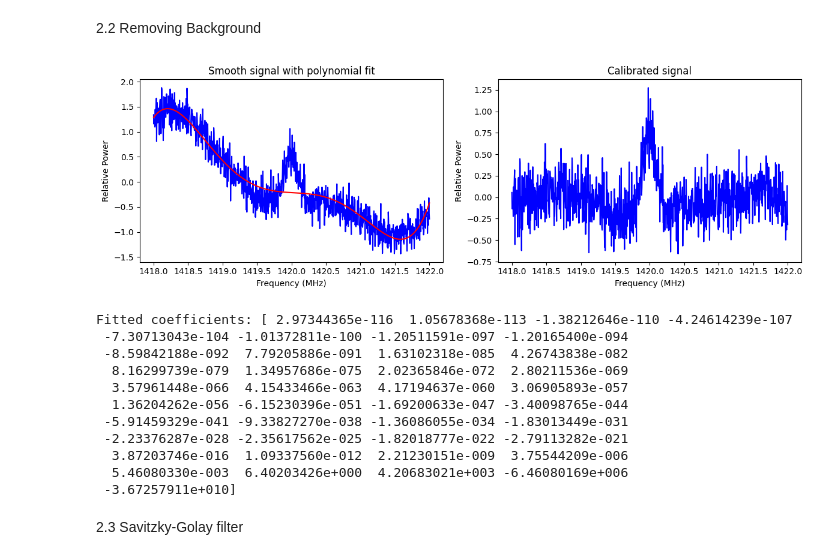
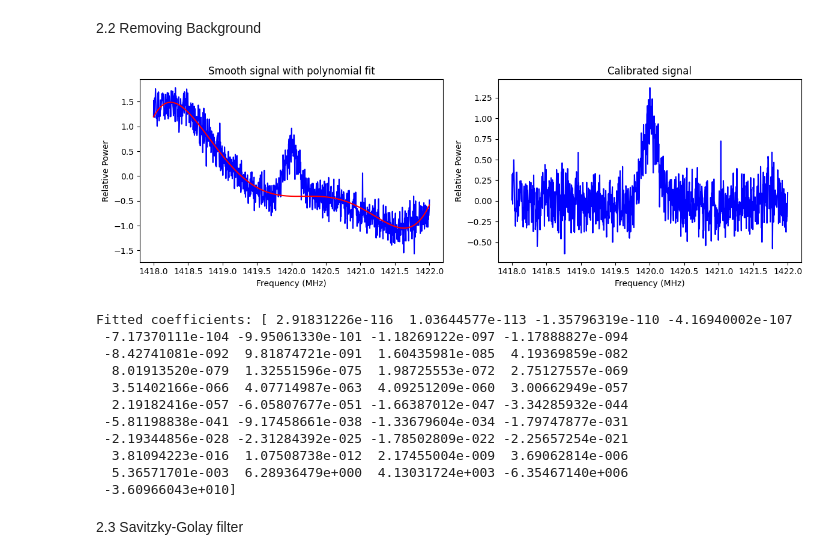
Before and after one commit to PanagiotisPetrid/ASTRO-BEAM-PanagiotisPetridis, a Jupyter notebook: ASTRO_BEAM_Task_7.ipynb, the cells around one changed output. Drawn from its saved outputs; the diff is of its cells as text; code cells hidden in the pictures.

Commit message:
Background removal uses the OFF signal to generate a polyfit

```diff
--- a/ASTRO_BEAM_Task_7.ipynb
+++ b/ASTRO_BEAM_Task_7.ipynb
@@ -270,50 +263,50 @@ import matplotlib.pyplot as plt
 degree = 40  # Note: may cause overfitting in some cases if the polynomial degree is very high
 
 # Fit the polynomial to the smooth data
-coefficients = np.polyfit(freq_range, signal_ON, degree)
+coefficients = np.polyfit(freq_range, signal_OFF, degree) # We fit the polynomial to the OFF background signal
 polynomial_fit = np.poly1d(coefficients)
 
 # Generate fitted values
 fit_y_poly = polynomial_fit(freq_range)
 
 #Calibrate signal by subtracting polynomial fit from the original signal
 calibrated_signal = signal_ON - fit_y_poly
 
 # Create a figure and subplots
 fig, axs = plt.subplots(1, 2, figsize=(12, 4))
 
 #Plot the original smooth signal along with the poly fit
 axs[0].plot(freq_range, signal_ON, label='Data', color='blue')
 axs[0].plot(freq_range, fit_y_poly, '-', label=f'Polynomial Fit (Degree {degree})', color='red')
 axs[0].set_title("Smooth signal with polynomial fit")
 axs[0].set_xlabel("Frequency (MHz)")
 axs[0].set_ylabel("Relative Power")
 
 # Plot the new calibrated_signal
 axs[1].plot(freq_range, calibrated_signal, label='Data', color='blue')
 axs[1].set_title("Calibrated signal")
 axs[1].set_xlabel("Frequency (MHz)")
 axs[1].set_ylabel("Relative Power")
 
 # Show the plots
 plt.tight_layout()
 plt.show()
 
 # Display fitted coefficients
 print(f"Fitted coefficients: {coefficients}")
 # %% [output]
-[figure, old version]
+[figure, new version]
-Fitted coefficients: [ 2.97344365e-116  1.05678368e-113 -1.38212646e-110 -4.24614239e-107
- -7.30713043e-104 -1.01372811e-100 -1.20511591e-097 -1.20165400e-094
- -8.59842188e-092  7.79205886e-091  1.63102318e-085  4.26743838e-082
-  8.16299739e-079  1.34957686e-075  2.02365846e-072  2.80211536e-069
-  3.57961448e-066  4.15433466e-063  4.17194637e-060  3.06905893e-057
-  1.36204262e-056 -6.15230396e-051 -1.69200633e-047 -3.40098765e-044
- -5.91459329e-041 -9.33827270e-038 -1.36086055e-034 -1.83013449e-031
- -2.23376287e-028 -2.35617562e-025 -1.82018777e-022 -2.79113282e-021
-  3.87203746e-016  1.09337560e-012  2.21230151e-009  3.75544209e-006
-  5.46080330e-003  6.40203426e+000  4.20683021e+003 -6.46080169e+006
- -3.67257911e+010]
+Fitted coefficients: [ 2.91831226e-116  1.03644577e-113 -1.35796319e-110 -4.16940002e-107
+ -7.17370111e-104 -9.95061330e-101 -1.18269122e-097 -1.17888827e-094
+ -8.42741081e-092  9.81874721e-091  1.60435981e-085  4.19369859e-082
+  8.01913520e-079  1.32551596e-075  1.98725553e-072  2.75127557e-069
+  3.51402166e-066  4.07714987e-063  4.09251209e-060  3.00662949e-057
+  2.19182416e-057 -6.05807677e-051 -1.66387012e-047 -3.34285932e-044
+ -5.81198838e-041 -9.17458661e-038 -1.33679604e-034 -1.79747877e-031
+ -2.19344856e-028 -2.31284392e-025 -1.78502809e-022 -2.25657254e-021
+  3.81094223e-016  1.07508738e-012  2.17455004e-009  3.69062814e-006
+  5.36571701e-003  6.28936479e+000  4.13031724e+003 -6.35467140e+006
+ -3.60966043e+010]
 # %% [markdown]
 2.3 Savitzky-Golay filter
 # %%
```
Also changed, not shown: parts of 6 cells of this notebook.
